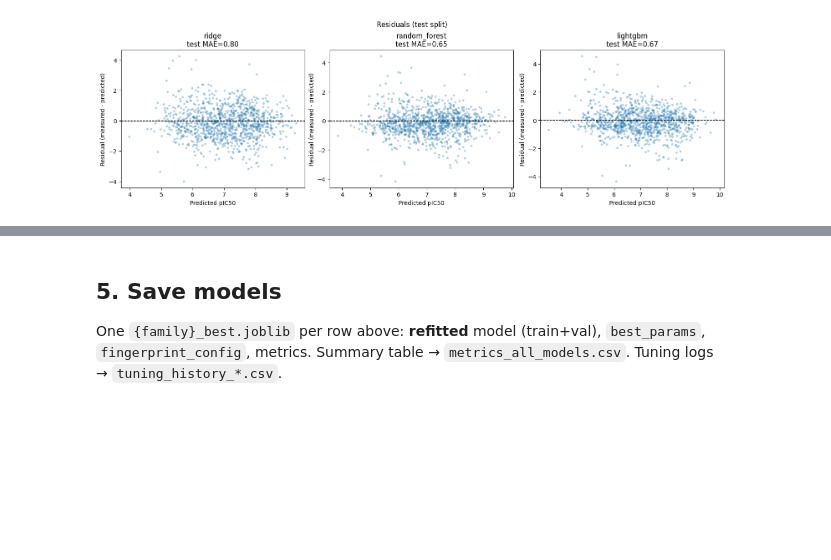
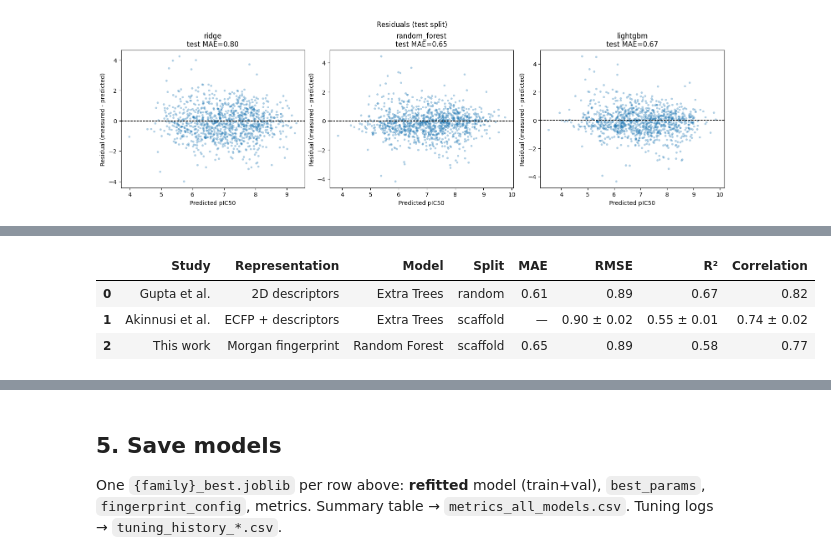
Before and after one commit to killica/DrugDiscovery, a Jupyter notebook: data/03_models.ipynb, the cells around one changed output, grey strips where cells are left out. Saved outputs shown, nothing was run; the diff lists cells and outputs as text; code cells hidden in the pictures; blank space fills up the shorter version.

Commit message:
Literature comparsion of trained models

```diff
--- a/data/03_models.ipynb
+++ b/data/03_models.ipynb
@@ -911,0 +918,50 @@ plt.show()
+# %%
+# Comparison with literature (test-set metrics for best model: Random Forest)
+
+metrics = pd.read_csv('models/metrics_all_models.csv')
+rf = metrics.loc[metrics['model_family'] == 'random_forest'].iloc[0]
+
+literature = pd.DataFrame([
+    {
+        'Study': 'Gupta et al.',
+        'Representation': '2D descriptors',
+        'Model': 'Extra Trees',
+        'Split': 'random',
+        'MAE': 0.61,
+        'RMSE': 0.89,
+        'R²': 0.67,
+        'Correlation': 0.82,
+    },
+    {
+        'Study': 'Akinnusi et al.',
+        'Representation': 'ECFP + descriptors',
+        'Model': 'Extra Trees',
+        'Split': 'scaffold',
+        'MAE': '—',
+        'RMSE': '0.90 ± 0.02',
+        'R²': '0.55 ± 0.01',
+        'Correlation': '0.74 ± 0.02',
+    },
+    {
+        'Study': 'This work',
+        'Representation': 'Morgan fingerprint',
+        'Model': 'Random Forest',
+        'Split': 'scaffold',
+        'MAE': round(rf['test_mae'], 2),
+        'RMSE': round(rf['test_rmse'], 2),
+        'R²': round(rf['test_r2'], 2),
+        'Correlation': round(rf['test_pearson'], 2),
+    },
+])
+
+# Prikaz tabele (isti redosled kolona kao u tezi)
+display_cols = [
+    'Study', 'Representation', 'Model', 'Split',
+    'MAE', 'RMSE', 'R²', 'Correlation',
+]
+literature[display_cols]
+# %% [output]
+|  | Study | Representation | Model | Split | MAE | RMSE | R² | Correlation |
+| 0 | Gupta et al. | 2D descriptors | Extra Trees | random | 0.61 | 0.89 | 0.67 | 0.82 |
+| 1 | Akinnusi et al. | ECFP + descriptors | Extra Trees | scaffold | — | 0.90 ± 0.02 | 0.55 ± 0.01 | 0.74 ± 0.02 |
+| 2 | This work | Morgan fingerprint | Random Forest | scaffold | 0.65 | 0.89 | 0.58 | 0.77 |
```
Also changed, not shown: parts of 2 cells of this notebook.
